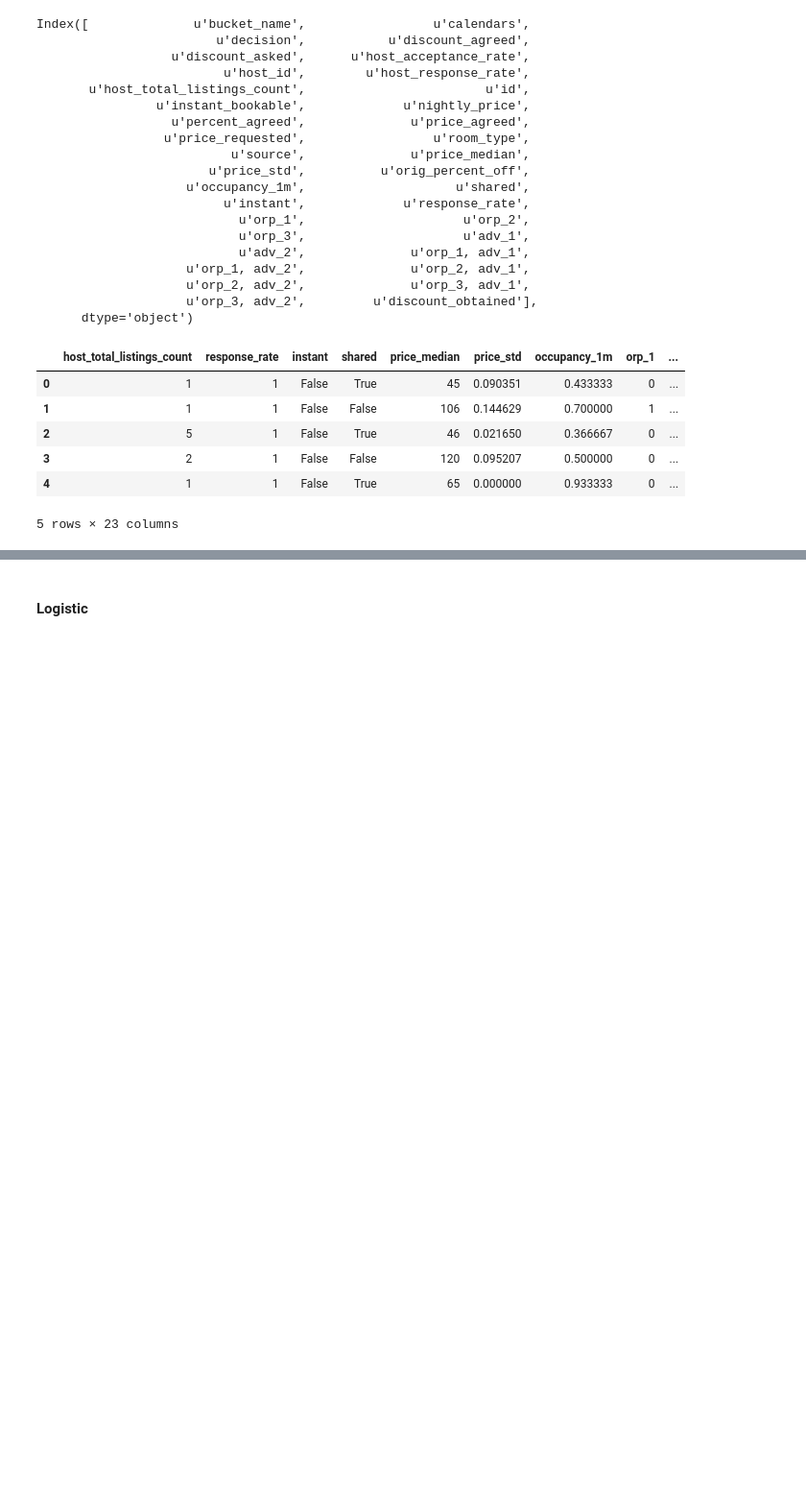
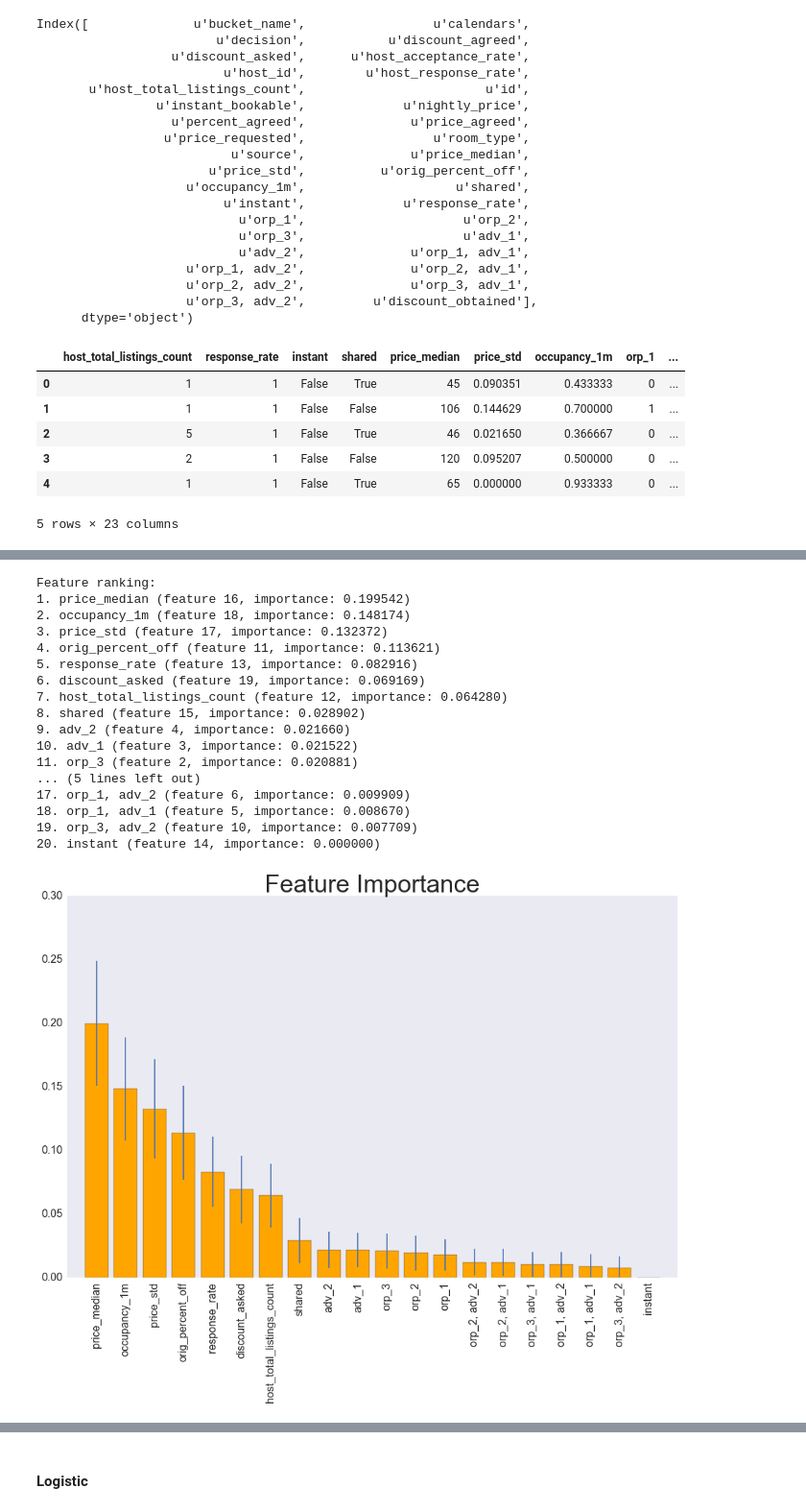
Before and after one commit to DataShackforAirbnb/AirBnbNegotiate, a Jupyter notebook: DataAnalysis/Analysis 0411.ipynb, the cells around one changed output, grey strips where cells are left out. Shown: that part at 96% size. Cells and saved outputs as stored; diff of their text form; code cells hidden in the pictures; blank space fills up the shorter version.

```diff
--- a/DataAnalysis/Analysis 0411.ipynb
+++ b/DataAnalysis/Analysis 0411.ipynb
@@ -421,0 +510,10 @@ dtype: int64
+# %%
+rf = RandomForestClassifier(n_estimators=1000,
+                            max_features=int(np.sqrt(X_willing.shape[1])),
+                            max_depth=None,
+                            min_samples_split=1)
+rf.fit(X_willing, Y_willing)
+
+rf_scores = -cross_val_score(rf, X_willing, Y_willing, scoring='mean_squared_error', cv=10)
+print "Average Cross Validation Accuracy: \n", 1-np.mean(rf_scores)
+print "Cross Validation Accuracies by Fold: \n", 1 - np.array(rf_scores)
@@ -421,0 +597,43 @@ dtype: int64
+# %%
+rf_importances = rf.feature_importances_
+std = np.std([tree.feature_importances_ for tree in rf.estimators_],
+             axis=0)
+indices = np.argsort(rf_importances)[::-1]
+param_sorted = [param[ind] for ind in indices]
+
+# Print the feature ranking
+print("Feature ranking:")
+
+for f in range(X_willing.shape[1]):
+    print("%d. %s (feature %d, importance: %f)" % (f + 1, param[indices[f]], indices[f], rf_importances[indices[f]]))
+
+# Plot the feature importances of the forest
+plt.figure(figsize=(16,10))
+plt.title("Feature Importance", fontsize=36)
+plt.bar(range(X_willing.shape[1]), rf_importances[indices],
+       color="orange", yerr=std[indices], align="center")
+plt.xticks(range(X_willing.shape[1]), param_sorted,  rotation='vertical', fontsize=16)
+plt.yticks(fontsize=16)
+plt.xlim([-1, X_willing.shape[1]])
+plt.ylim([0,0.3])
+plt.grid(False)
+plt.show()
+# %% [output]
+Feature ranking:
+1. price_median (feature 16, importance: 0.199542)
+2. occupancy_1m (feature 18, importance: 0.148174)
+3. price_std (feature 17, importance: 0.132372)
+4. orig_percent_off (feature 11, importance: 0.113621)
+5. response_rate (feature 13, importance: 0.082916)
+6. discount_asked (feature 19, importance: 0.069169)
+7. host_total_listings_count (feature 12, importance: 0.064280)
+8. shared (feature 15, importance: 0.028902)
+9. adv_2 (feature 4, importance: 0.021660)
+10. adv_1 (feature 3, importance: 0.021522)
+11. orp_3 (feature 2, importance: 0.020881)
+... (5 lines left out)
+17. orp_1, adv_2 (feature 6, importance: 0.009909)
+18. orp_1, adv_1 (feature 5, importance: 0.008670)
+19. orp_3, adv_2 (feature 10, importance: 0.007709)
+20. instant (feature 14, importance: 0.000000)
+[figure, added]
```
Also changed, not shown: parts of 56 cells of this notebook, 1 other file.
